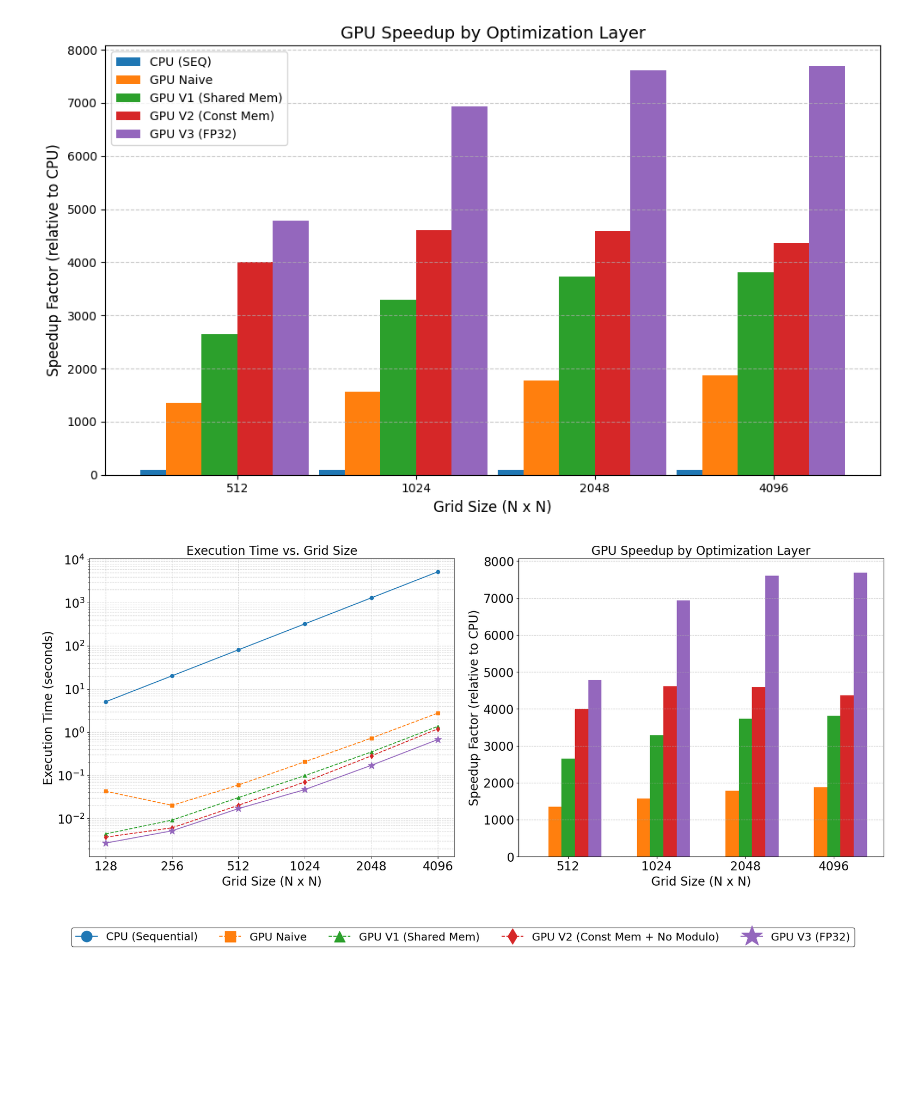
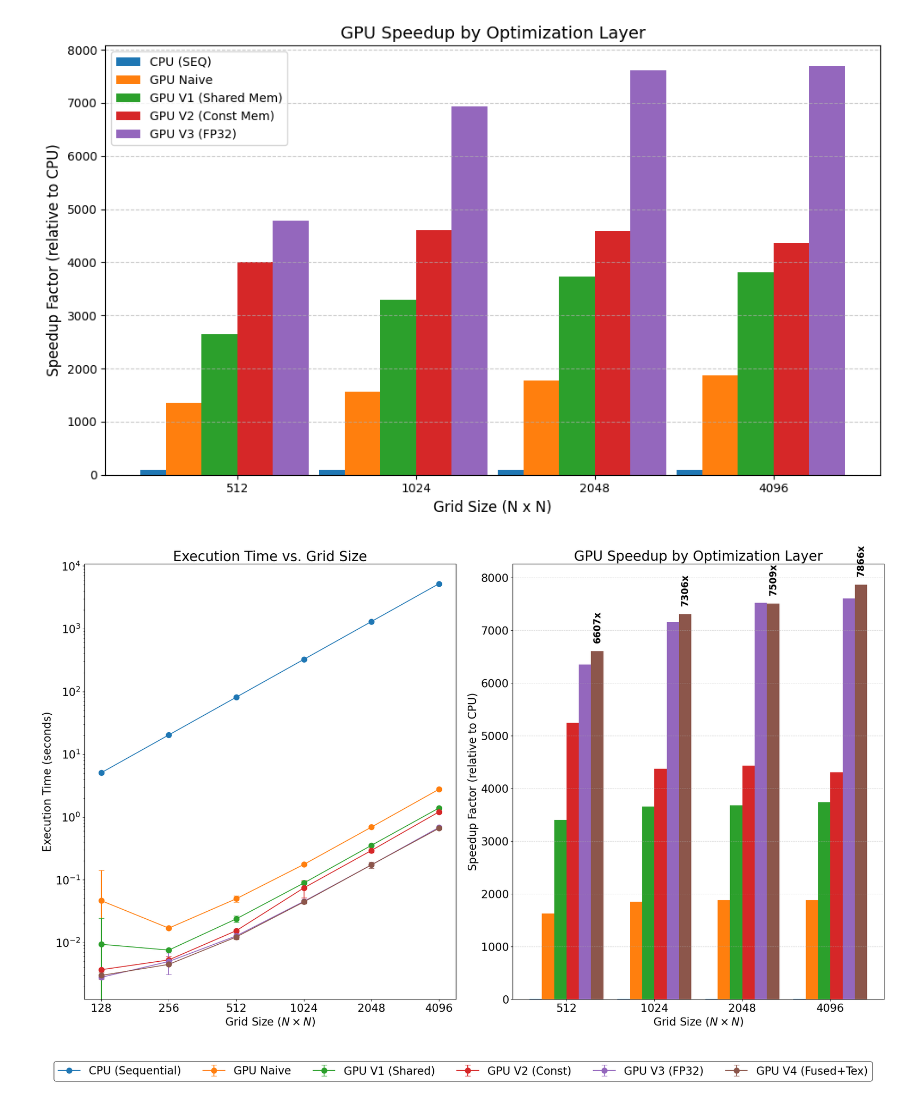
Before and after one commit to GuillemMasdemont/HPC, a Jupyter notebook: labs/03-Assignment2-CUDA/report/plots.ipynb, the cells around one changed output. Cells and saved outputs as stored; diff of their text form; code cells hidden in the pictures; blank space fills up the shorter version.

```diff
--- a/labs/03-Assignment2-CUDA/report/plots.ipynb
+++ b/labs/03-Assignment2-CUDA/report/plots.ipynb
@@ -70,90 +70,99 @@ plt.show()
 import matplotlib.pyplot as plt
 import numpy as np
 
-# Increase default font sizes globally (makes numbers and labels bigger)
+# Increase default font sizes globally
 plt.rcParams.update({
     'font.size': 20,
     'axes.labelsize': 20,
-    'axes.titlesize': 20,
+    'axes.titlesize': 25,
     'xtick.labelsize': 20,
     'ytick.labelsize': 20,
     'legend.fontsize': 20
 })
 
-# Data for Tile Size 16
+# Data from the provided Table (N x N grid sizes)
 N = np.array([128, 256, 512, 1024, 2048, 4096])
 T_seq = np.array([5.0795, 20.3176, 81.2717, 325.1207, 1300.6583, 5203.7136])
-T_naive = np.array([0.0428, 0.0202, 0.0599, 0.2071, 0.7305, 2.7718])
-T_v1 = np.array([0.0044, 0.0092, 0.0306, 0.0989, 0.3488, 1.3655])
-T_v2 = np.array([0.0037, 0.0061, 0.0203, 0.0705, 0.2833, 1.1927])
-T_v3 = np.array([0.0027, 0.0052, 0.0170, 0.0469, 0.1710, 0.6765])
 
-# Calculate Speedups relative to CPU
+# Means (Time in seconds)
+T_naive = np.array([0.0466, 0.0170, 0.0500, 0.1760, 0.6915, 2.7695])
+T_v1 = np.array([0.0094, 0.0076, 0.0239, 0.0890, 0.3539, 1.3920])
+T_v2 = np.array([0.0037, 0.0053, 0.0155, 0.0744, 0.2934, 1.2082])
+T_v3 = np.array([0.0028, 0.0050, 0.0128, 0.0454, 0.1729, 0.6839])
+T_v4 = np.array([0.0030, 0.0045, 0.0123, 0.0445, 0.1732, 0.6615])
+
+# Standard Deviations (Uncertainty)
+std_naive = np.array([0.0961, 0.0008, 0.0057, 0.0072, 0.0103, 0.0163])
+std_v1 = np.array([0.0152, 0.0003, 0.0027, 0.0061, 0.0108, 0.0069])
+std_v2 = np.array([0.0001, 0.0007, 0.0007, 0.0226, 0.0207, 0.0033])
+std_v3 = np.array([0.0001, 0.0019, 0.0013, 0.0012, 0.0068, 0.0028])
+std_v4 = np.array([0.0004, 0.0001, 0.0011, 0.0029, 0.0200, 0.0035])
+
+# Calculate Speedups relative to CPU Sequential
 S_naive = T_seq / T_naive
 S_v1 = T_seq / T_v1
 S_v2 = T_seq / T_v2
 S_v3 = T_seq / T_v3
+S_v4 = T_seq / T_v4
 
-# Filter for larger grid sizes where GPU saturation is visible
-large_indices = [2, 3, 4, 5] # Corresponds to N = 512, 1024, 2048, 4096
+# Indices for bar chart (grid sizes where GPU performance saturates)
+large_indices = [2, 3, 4, 5] # N = 512, 1024, 2048, 4096
 N_large = N[large_indices]
 
-# Setup Figure with 1 row, 2 columns side-by-side
-fig, (ax1, ax2) = plt.subplots(1, 2, figsize=(20, 10))
+# Setup Plotting Frame
+fig, (ax1, ax2) = plt.subplots(1, 2, figsize=(22, 14))
 
 # ---------------------------------------------------------
 # Plot 1: Log-Log Execution Time vs. Grid Size (Left)
 # ---------------------------------------------------------
-ax1.plot(N, T_seq, marker='o', linestyle='-', label='CPU (Sequential)')
-ax1.plot(N, T_naive, marker='s', linestyle='--', label='GPU Naive')
-ax1.plot(N, T_v1, marker='^', linestyle='--', label='GPU V1 (Shared Mem)')
-ax1.plot(N, T_v2, marker='d', linestyle='--', label='GPU V2 (Const Mem + No Modulo)')
-ax1.plot(N, T_v3, marker='*', linestyle='-', markersize=12, label='GPU V3 (FP32)')
+ax1.errorbar(N, T_seq, fmt='-o', label='CPU (Sequential)', markersize=10, capsize=5)
+ax1.errorbar(N, T_naive, yerr=std_naive, fmt='-o', label='GPU Naive', markersize=10, capsize=5)
+ax1.errorbar(N, T_v1, yerr=std_v1, fmt='-o', label='GPU V1 (Shared)', markersize=10, capsize=5)
+ax1.errorbar(N, T_v2, yerr=std_v2, fmt='-o', label='GPU V2 (Const)', markersize=10, capsize=5)
+ax1.errorbar(N, T_v3, yerr=std_v3, fmt='-o', label='GPU V3 (FP32)', markersize=10, capsize=5)
+ax1.errorbar(N, T_v4, yerr=std_v4, fmt='-o', label='GPU V4 (Fused+Tex)', markersize=10, capsize=5)
 
 ax1.set_xscale('log', base=2)
 ax1.set_yscale('log')
-ax1.set_xlabel('Grid Size (N x N)')
+ax1.set_xlabel('Grid Size ($N \\times N$)')
 ax1.set_ylabel('Execution Time (seconds)')
 ax1.set_title('Execution Time vs. Grid Size')
 ax1.set_xticks(N)
 ax1.set_xticklabels([str(n) for n in N])
-ax1.grid(True, which="both", ls="--", alpha=0.5)
+#ax1.grid(True, which="both", linestyle="--", alpha=0.5)
 
 # ---------------------------------------------------------
 # Plot 2: Grouped Bar Chart of Speedups (Right)
 # ---------------------------------------------------------
 x = np.arange(len(N_large))
-width = 0.15 # Adjusted to fit 5 bars perfectly side-by-side
+width = 0.14 # Grouped bar width
 
-# Added bars spaced cleanly around 'x'
-ax2.bar(x - 2*width, 1, width, label='CPU (Sequential)') # Set to 1x speedup instead of 100
-ax2.bar(x - width, S_naive[large_indices], width, label='GPU Naive')
-ax2.bar(x, S_v1[large_indices], width, label='GPU V1 (Shared Mem)')
-ax2.bar(x + width, S_v2[large_indices], width, label='GPU V2 (Const Mem + No Modulo)')
-ax2.bar(x + 2*width, S_v3[large_indices], width, label='GPU V3 (FP32)')
+ax2.bar(x - 2.5*width, 1, width, label='CPU (Sequential)')
+ax2.bar(x - 1.5*width, S_naive[large_indices], width, label='GPU Naive')
+ax2.bar(x - 0.5*width, S_v1[large_indices], width, label='GPU V1 (Shared)')
+ax2.bar(x + 0.5*width, S_v2[large_indices], width, label='GPU V2 (Const)')
+ax2.bar(x + 1.5*width, S_v3[large_indices], width, label='GPU V3 (FP32)')
+ax2.bar(x + 2.5*width, S_v4[large_indices], width, label='GPU V4 (Fused+Exp)')
 
-ax2.set_xlabel('Grid Size (N x N)')
+ax2.set_xlabel('Grid Size ($N \\times N$)')
 ax2.set_ylabel('Speedup Factor (relative to CPU)')
 ax2.set_title('GPU Speedup by Optimization Layer')
 ax2.set_xticks(x)
 ax2.set_xticklabels([str(n) for n in N_large])
-ax2.grid(axis='y', linestyle='--', alpha=0.7)
+ax2.grid(axis='y', linestyle='--', alpha=0.5)
 
-# ---------------------------------------------------------
-# Single Shared Legend (Boxed)
-# ---------------------------------------------------------
+# Optional: Add numeric text labels to the top of the v4 bars for emphasis
+for i, val in enumerate(S_v4[large_indices]):
+    ax2.text(x[i] + 2.5*width, val + 150, f'{int(val)}x',
+             ha='center', va='bottom', rotation=90, fontsize=17, fontweight='bold')
+
+# Single Shared Legend Box
 handles, labels = ax1.get_legend_handles_labels()
+fig.legend(handles, labels, loc='upper center', bbox_to_anchor=(0.5, 0.05),
+           ncol=6, frameon=True, edgecolor='black', fancybox=True)
 
-# Set frameon=True and added edgecolor to create a visible box
-fig.legend(handles, labels, loc='upper center', bbox_to_anchor=(0.5, 0.1),
-           ncol=5, frameon=True, edgecolor='black', fancybox=True,
-           fontsize=18, markerscale=3)
-
-# Maintain the layout spacing for the legend
-plt.tight_layout(rect=[0, 0.15, 1, 1])
-
-# bbox_inches='tight' ensures the legend is kept fully inside the exported image
-plt.savefig('combined_performance_plots.png', dpi=300, bbox_inches='tight')
+plt.tight_layout(rect=[0, 0.08, 1, 1])
+plt.savefig('performance_v4_comparison.png', dpi=300)
 plt.show()
 # %% [output]
-[figure, old version]
+[figure, new version]
```
Also changed, not shown: 8 other files.
